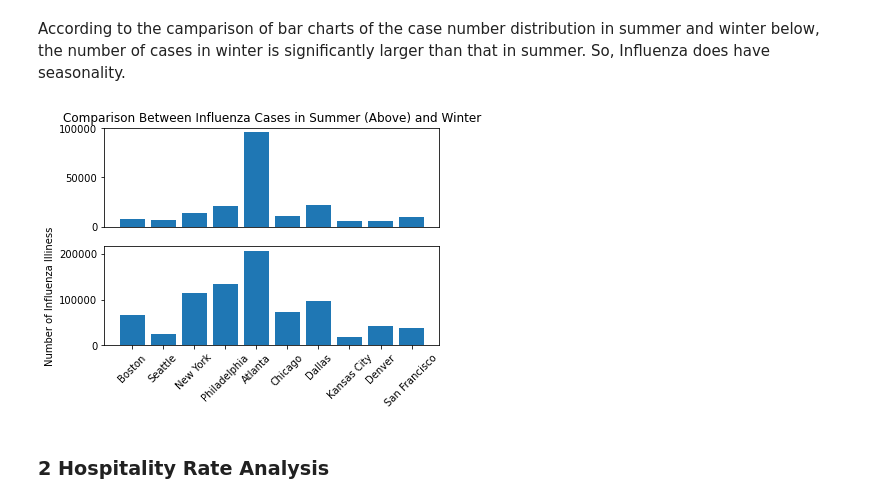
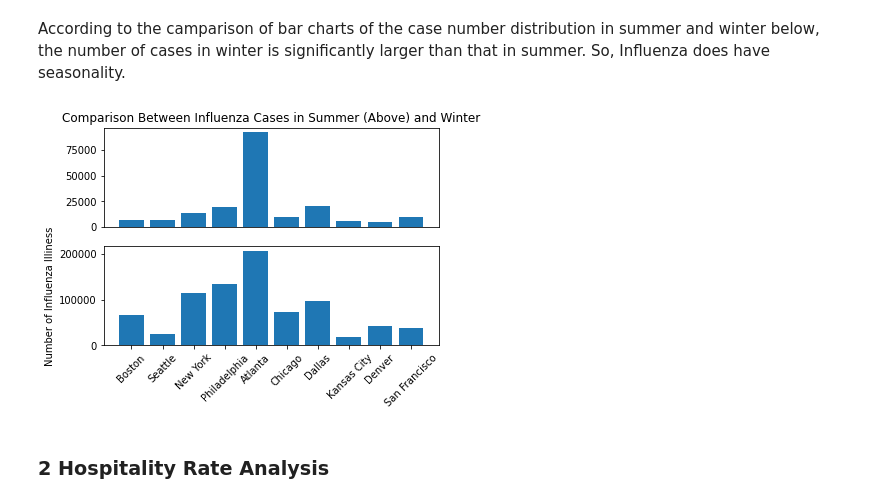
Before and after one commit to totoroyyb/sta141b-final-proj, a Jupyter notebook: Report/Project Report.ipynb, the cells around one changed output. Cells and saved outputs as stored; diff of their text form; code cells hidden in the pictures.

```diff
--- a/Report/Project Report.ipynb
+++ b/Report/Project Report.ipynb
@@ -129,28 +125,28 @@ After analyzing the regional effect, we wonder whether Influenza has seasonality
 According to the camparison of bar charts of the case number distribution in summer and winter below, the number of cases in winter is significantly larger than that in summer. So, Influenza does have seasonality.
 # %%
 summer_week = [*range(202023,202036)]
-region_sm = region_df.loc[region_df['epiweek'].isin(spring_week)]
+region_sm = region_df.loc[region_df['epiweek'].isin(summer_week)]
 region_summer = region_sm.groupby("region")["region","num_ili"].sum('num_ili').reset_index()
 region_summer['region'] = ['Boston','Seattle','New York','Philadelphia','Atlanta','Chicago','Dallas',' Kansas City','Denver','San Francisco']
 
 winter_week = [*range(202049,202053), *range(202001,202009)]
 region_wt = region_df.loc[region_df['epiweek'].isin(winter_week)]
 region_winter = region_wt.groupby("region")["region","num_ili"].sum('num_ili').reset_index()
 region_winter['region'] = ['Boston','Seattle','New York','Philadelphia','Atlanta','Chicago','Dallas',' Kansas City','Denver','San Francisco']
 
 plt.subplot(2, 1, 1) # row 1, col 2 index 1
 summer=plt.bar(region_summer["region"].tolist(),region_summer["num_ili"].tolist())
 plt.xticks([],[])
 plt.title("Comparison Between Influenza Cases in Summer (Above) and Winter")
 # plt.xlabel("Regions")
 
 plt.subplot(2, 1, 2) # index 2
 winter=plt.bar(region_winter["region"].tolist(),region_winter["num_ili"].tolist())
 plt.xticks(rotation=45)
 plt.ylabel("Number of Influenza Illiness")
 
 plt.show()
 # %% [output]
-[figure, old version]
+[figure, new version]
 # %% [markdown]
 ### 2 Hospitality Rate Analysis
```
Also changed, not shown: parts of 14 cells of this notebook, 2 other files.
